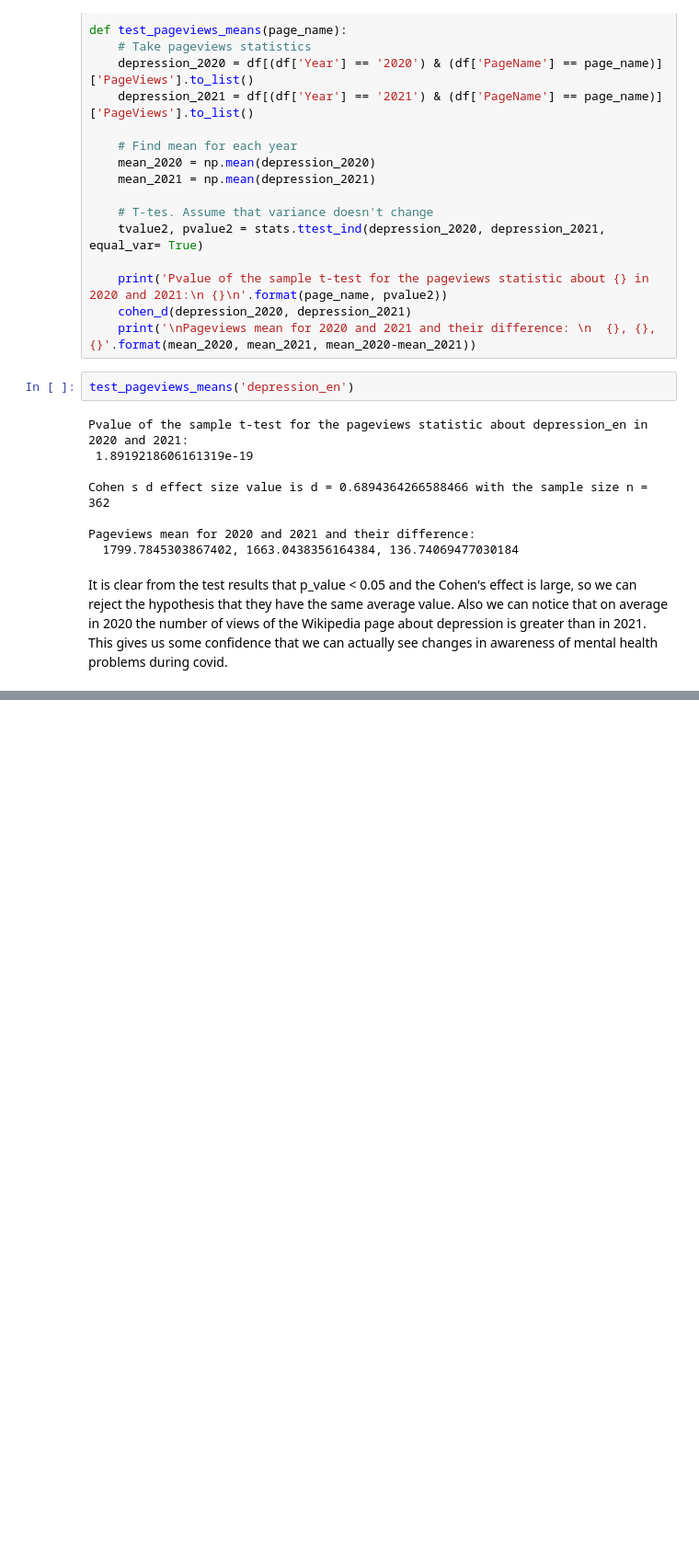
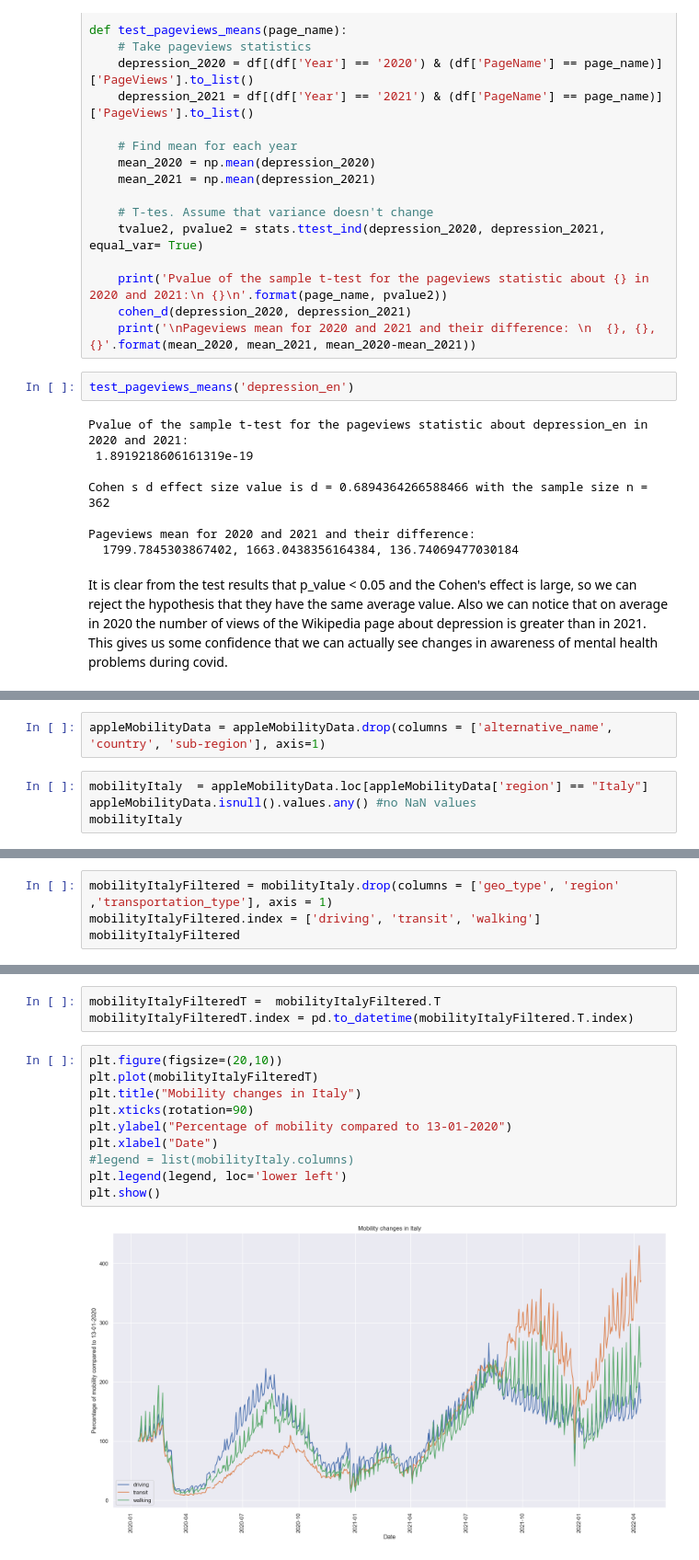
Before and after one commit to epfl-ada/ada-2022-project-adamsleg, a Jupyter notebook: main.ipynb, the cells around one changed output, grey strips where cells are left out. Shown at 92% size. Drawn from its saved outputs; the diff is of its cells as text; blank space fills up the shorter version.

```diff
--- a/main.ipynb
+++ b/main.ipynb
@@ -733,0 +860,6 @@ It is clear from the test results that p_value < 0.05 and  the Cohen's effect is
+# %%
+appleMobilityData = appleMobilityData.drop(columns = ['alternative_name', 'country', 'sub-region'], axis=1)
+# %%
+mobilityItaly  = appleMobilityData.loc[appleMobilityData['region'] == "Italy"]
+appleMobilityData.isnull().values.any() #no NaN values
+mobilityItaly
@@ -733,0 +872,4 @@ It is clear from the test results that p_value < 0.05 and  the Cohen's effect is
+# %%
+mobilityItalyFiltered = mobilityItaly.drop(columns = ['geo_type', 'region' ,'transportation_type'], axis = 1)
+mobilityItalyFiltered.index = ['driving', 'transit', 'walking']
+mobilityItalyFiltered
@@ -733,0 +882,15 @@ It is clear from the test results that p_value < 0.05 and  the Cohen's effect is
+# %%
+mobilityItalyFilteredT =  mobilityItalyFiltered.T
+mobilityItalyFilteredT.index = pd.to_datetime(mobilityItalyFiltered.T.index)
+# %%
+plt.figure(figsize=(20,10))
+plt.plot(mobilityItalyFilteredT)
+plt.title("Mobility changes in Italy")
+plt.xticks(rotation=90)
+plt.ylabel("Percentage of mobility compared to 13-01-2020")
+plt.xlabel("Date")
+#legend = list(mobilityItaly.columns)
+plt.legend(legend, loc='lower left')
+plt.show()
+# %% [output]
+[figure, added]
```
Also changed, not shown: parts of 30 cells of this notebook.
